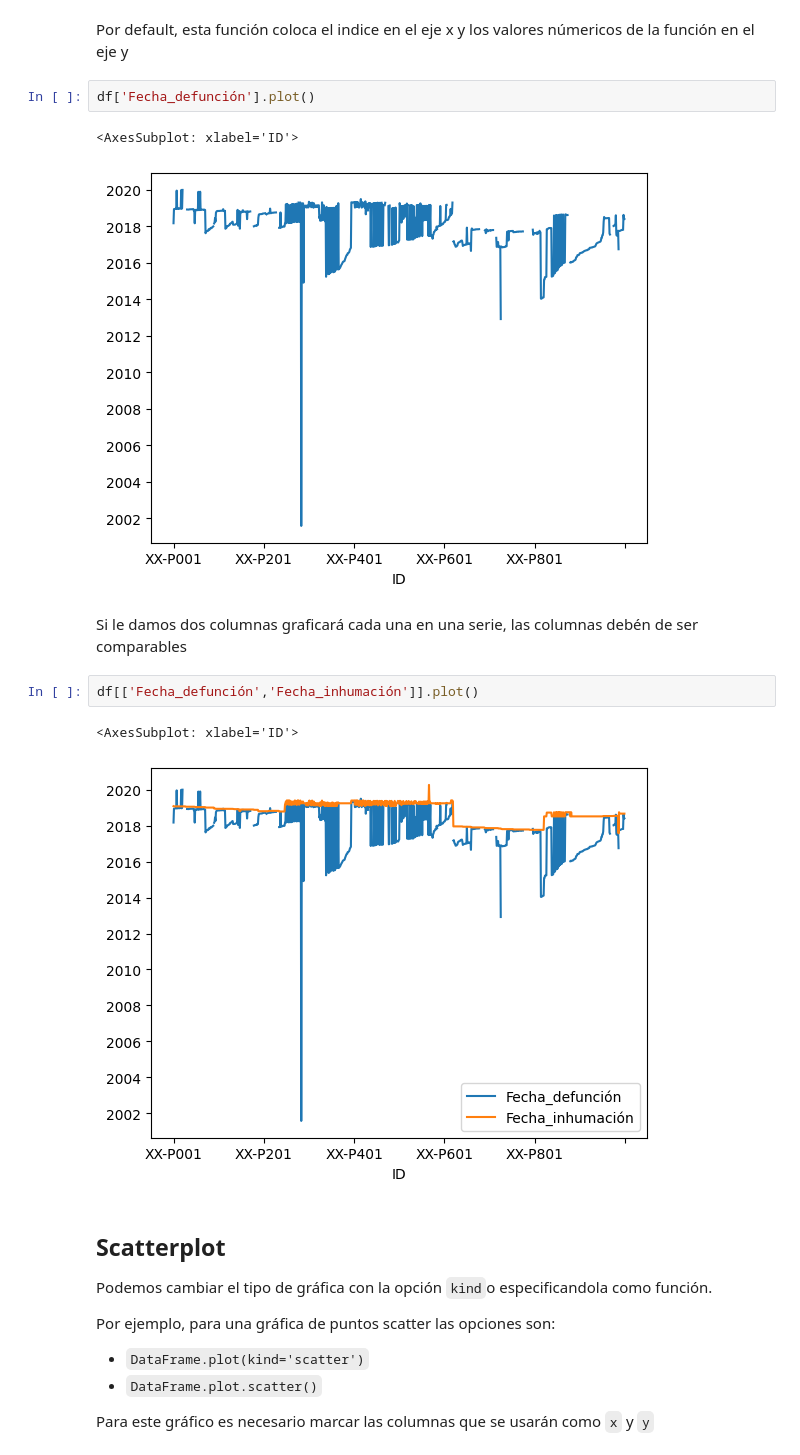
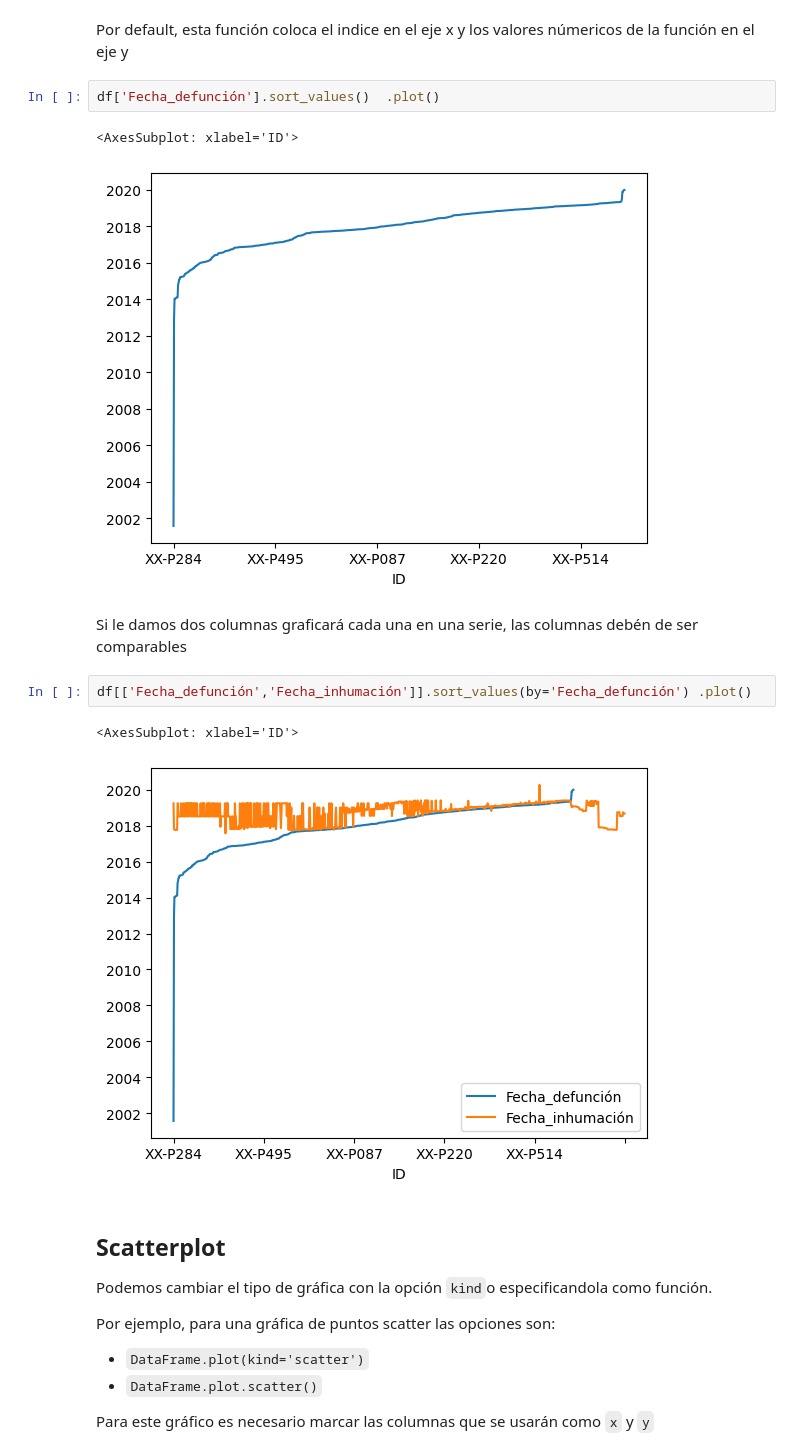
Before and after one commit to mar-esther23/CursoPandas2023, a Jupyter notebook: CP5-Graficas.ipynb, the cells around one changed output. Drawn from its saved outputs; the diff is of its cells as text.

```diff
--- a/CP5-Graficas.ipynb
+++ b/CP5-Graficas.ipynb
@@ -81,17 +92,17 @@ La opción por default de graficación de pandas es lineas
 # %% [markdown]
 Por default, esta función coloca el indice en el eje x y los valores númericos de la función en el eje y
 # %%
-df['Fecha_defunción'].plot()
+df['Fecha_defunción'].sort_values()  .plot()
 # %% [output]
 <AxesSubplot: xlabel='ID'>
-[figure, old version]
+[figure, new version]
 # %% [markdown]
 Si le damos dos columnas graficará cada una en una serie, las columnas debén de ser comparables
 # %%
-df[['Fecha_defunción','Fecha_inhumación']].plot()
+df[['Fecha_defunción','Fecha_inhumación']].sort_values(by='Fecha_defunción') .plot()
 # %% [output]
 <AxesSubplot: xlabel='ID'>
-[figure, old version]
+[figure, new version]
 # %% [markdown]
 ## Scatterplot
 
```
Also changed, not shown: parts of 12 cells of this notebook, 2 other files.
